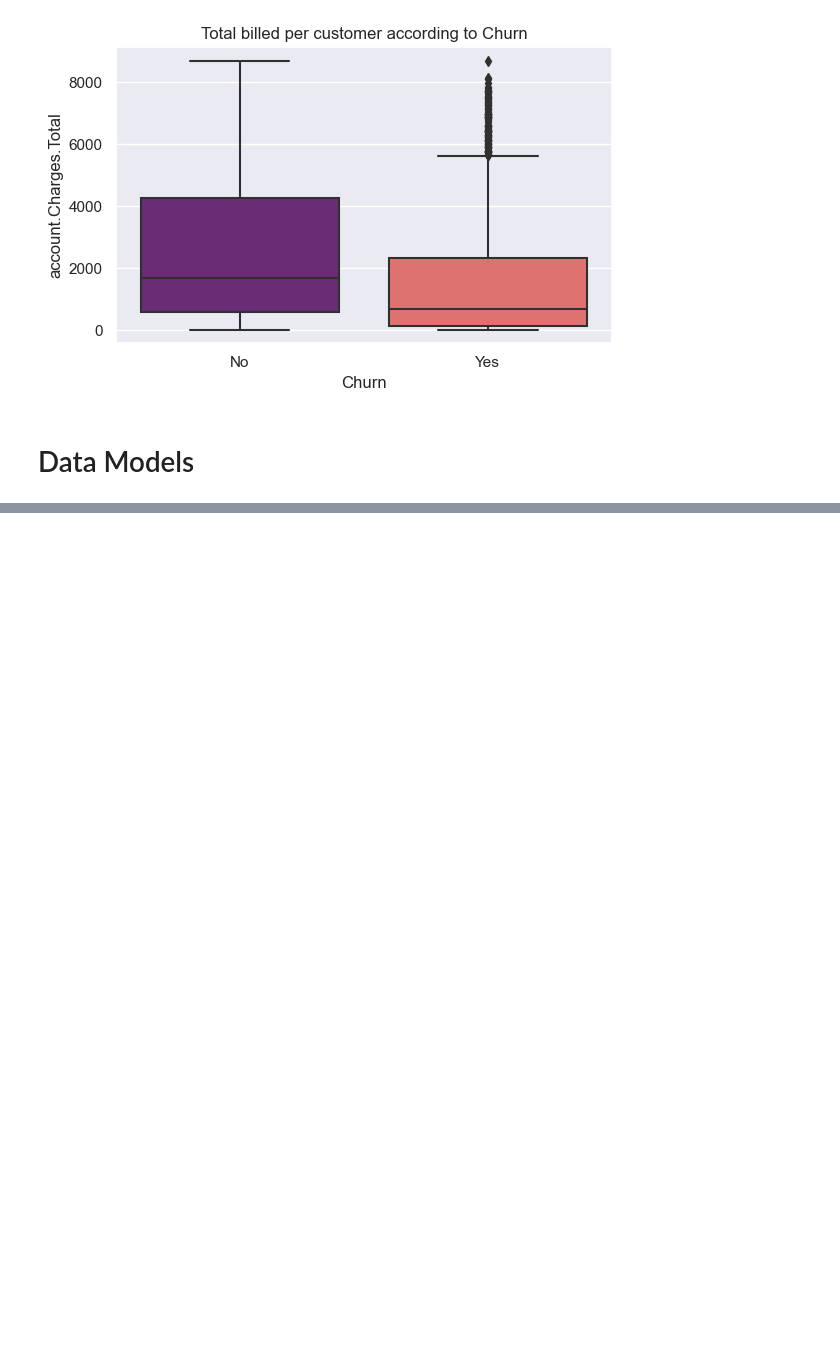
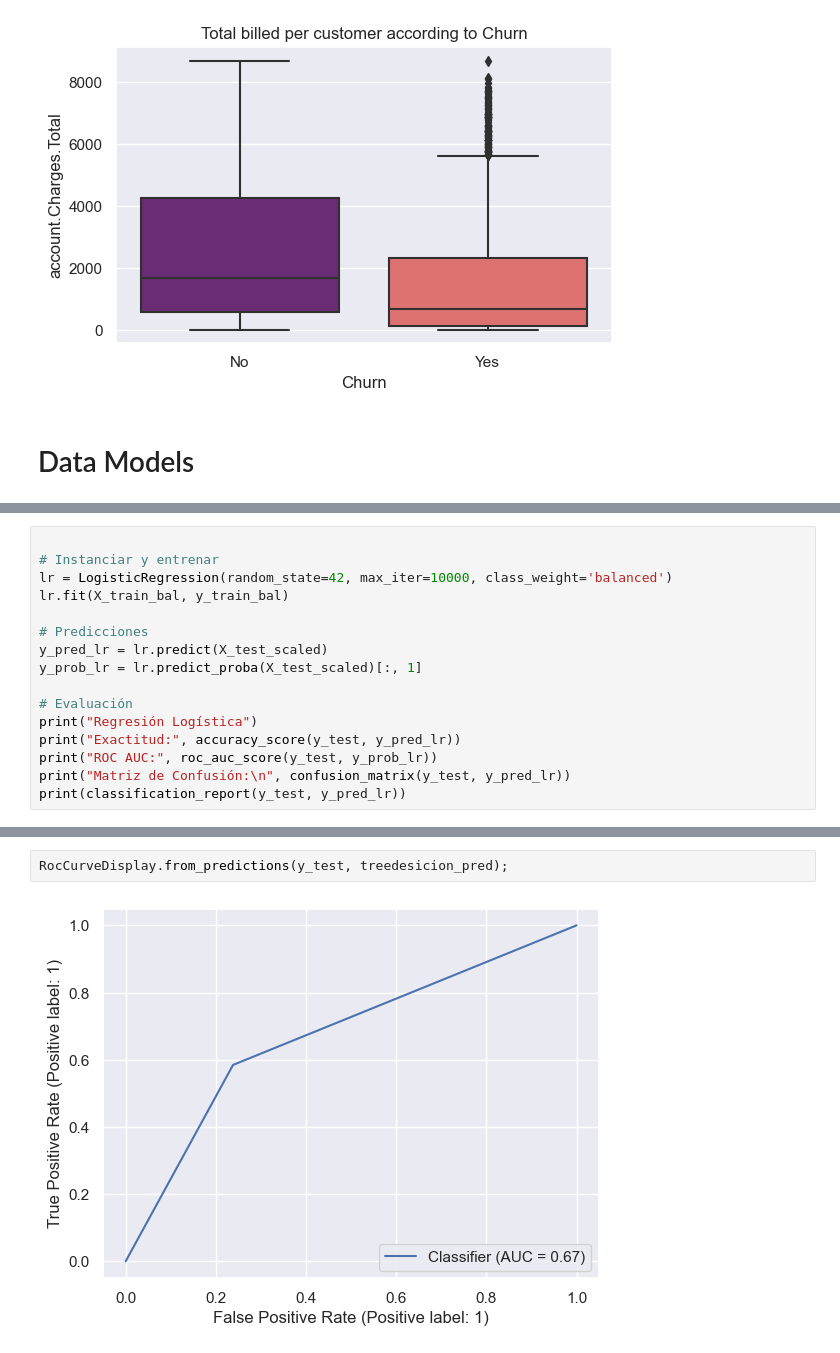
Before and after one commit to sebastian172gm/Challenge-One, a Jupyter notebook: challenge-TelecomX_Latampart2/TelecomX_LATAMpart2.ipynb, the cells around one changed output, grey strips where cells are left out. Cells and saved outputs as stored; diff of their text form; blank space fills up the shorter version.

```diff
--- a/challenge-TelecomX_Latampart2/TelecomX_LATAMpart2.ipynb
+++ b/challenge-TelecomX_Latampart2/TelecomX_LATAMpart2.ipynb
@@ -645,0 +691,16 @@ X_train, X_test, y_train, y_test = train_test_split(X, y, test_size=0.3, stratif
+# %%
+
+# Instanciar y entrenar
+lr = LogisticRegression(random_state=42, max_iter=10000, class_weight='balanced')
+lr.fit(X_train_bal, y_train_bal)
+
+# Predicciones
+y_pred_lr = lr.predict(X_test_scaled)
+y_prob_lr = lr.predict_proba(X_test_scaled)[:, 1]
+
+# Evaluación
+print("Regresión Logística")
+print("Exactitud:", accuracy_score(y_test, y_pred_lr))
+print("ROC AUC:", roc_auc_score(y_test, y_prob_lr))
+print("Matriz de Confusión:\n", confusion_matrix(y_test, y_pred_lr))
+print(classification_report(y_test, y_pred_lr))
@@ -645,0 +775,4 @@ X_train, X_test, y_train, y_test = train_test_split(X, y, test_size=0.3, stratif
+# %%
+RocCurveDisplay.from_predictions(y_test, treedesicion_pred);
+# %% [output]
+[figure, added]
```
Also changed, not shown: parts of 21 cells of this notebook, 2 other files.
